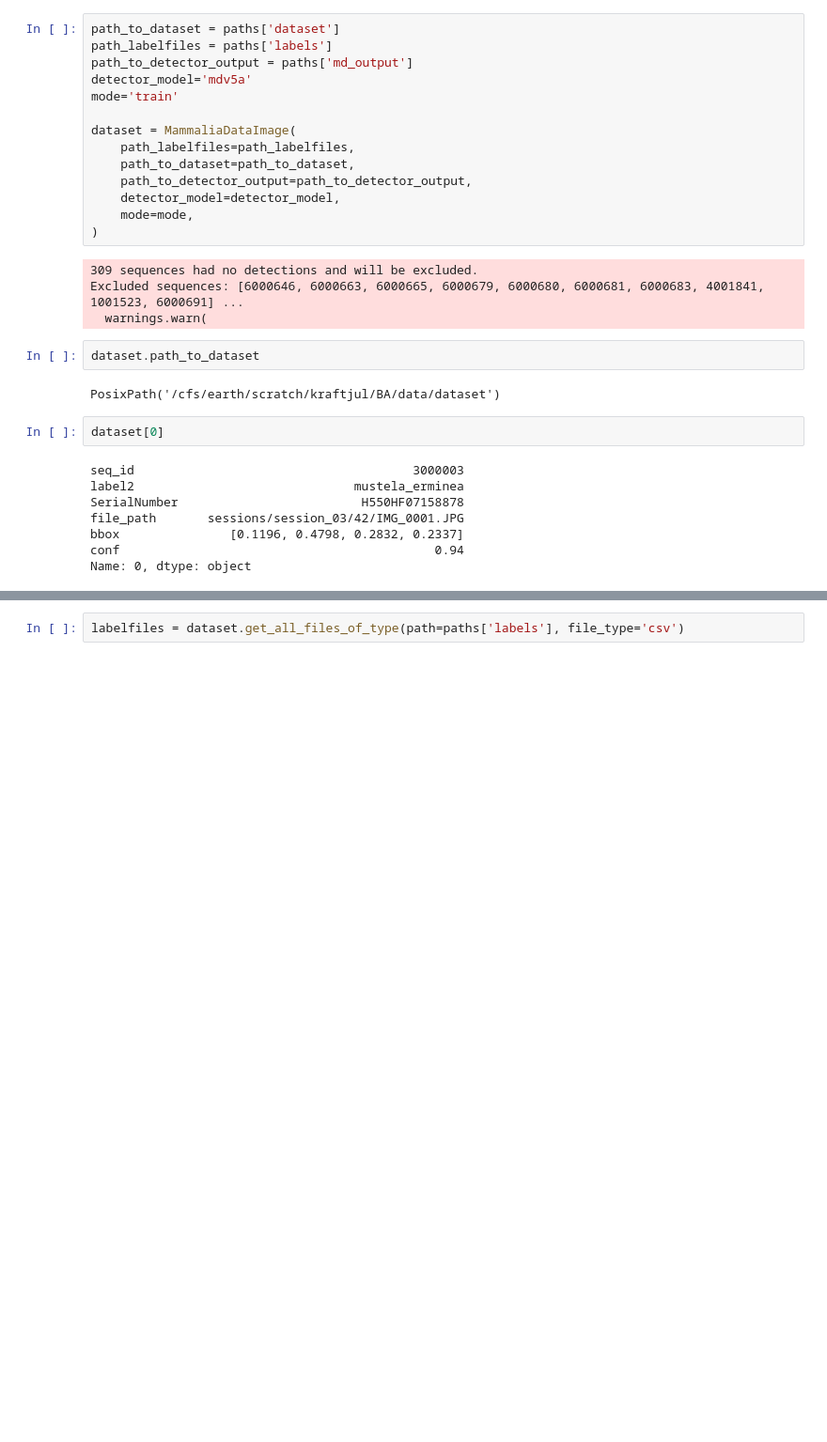
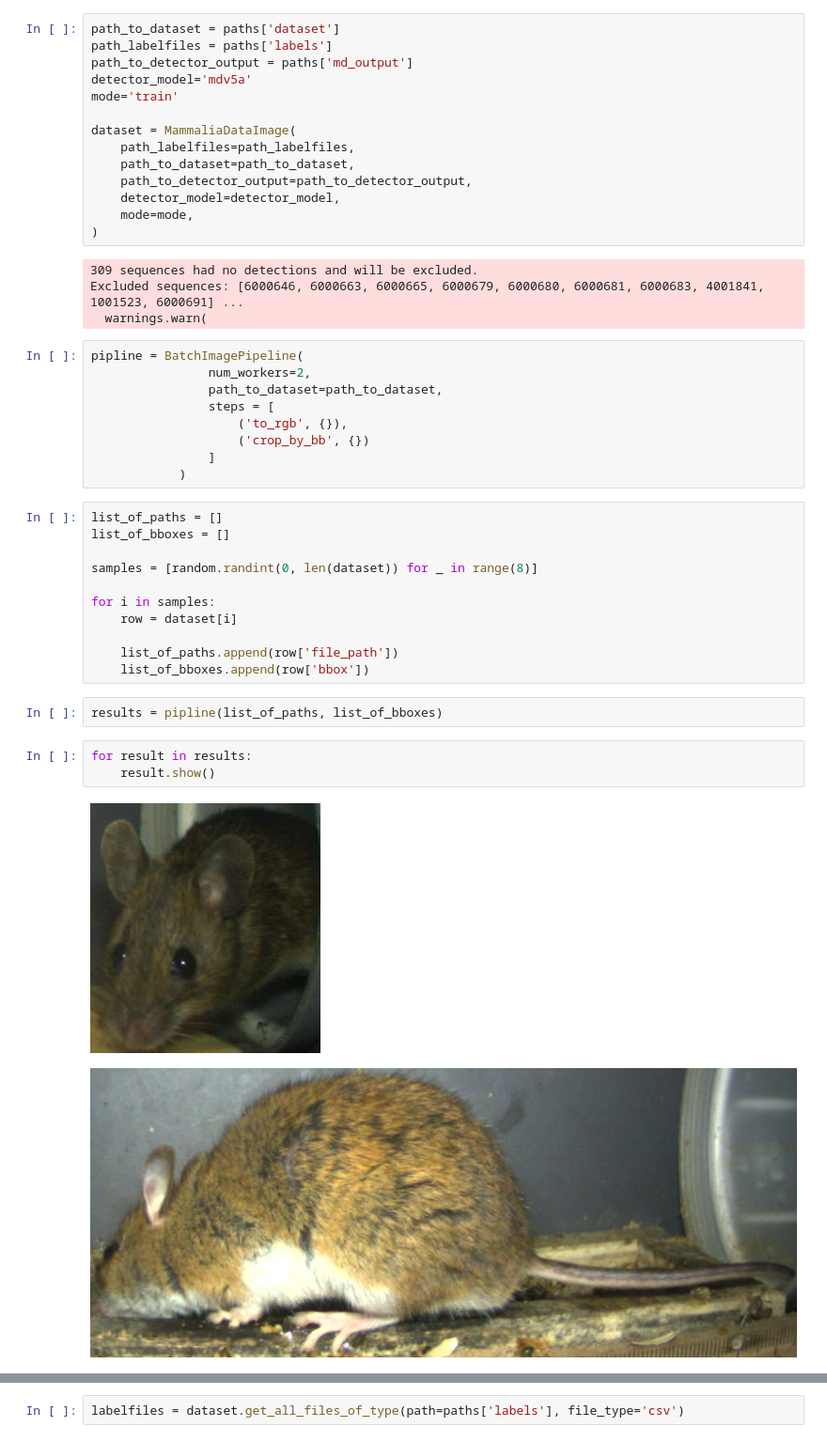
Before and after one commit to juliankraft/BachelorThesis, a Jupyter notebook: code/dev/building_dataloader.ipynb, the cells around one changed output, grey strips where cells are left out. Shown at 94% size. Drawn from its saved outputs; the diff is of its cells as text; blank space fills up the shorter version.

```diff
--- a/code/dev/building_dataloader.ipynb
+++ b/code/dev/building_dataloader.ipynb
@@ -46,17 +53,31 @@ dataset = MammaliaDataImage(
 309 sequences had no detections and will be excluded.
 Excluded sequences: [6000646, 6000663, 6000665, 6000679, 6000680, 6000681, 6000683, 4001841, 1001523, 6000691] ...
   warnings.warn(
-# %%
-dataset.path_to_dataset
-# %% [output]
-PosixPath('/cfs/earth/scratch/kraftjul/BA/data/dataset')
-# %%
-dataset[0]
-# %% [output]
-seq_id                                      3000003
-label2                              mustela_erminea
-SerialNumber                         H550HF07158878
-file_path       sessions/session_03/42/IMG_0001.JPG
-bbox               [0.1196, 0.4798, 0.2832, 0.2337]
-conf                                           0.94
-Name: 0, dtype: object
+# %%
+pipline = BatchImagePipeline(
+                num_workers=2,
+                path_to_dataset=path_to_dataset,
+                steps = [
+                    ('to_rgb', {}),
+                    ('crop_by_bb', {})
+                ]
+            )
+# %%
+list_of_paths = []
+list_of_bboxes = []
+
+samples = [random.randint(0, len(dataset)) for _ in range(8)]
+
+for i in samples:
+    row = dataset[i]
+
+    list_of_paths.append(row['file_path'])
+    list_of_bboxes.append(row['bbox'])
+# %%
+results = pipline(list_of_paths, list_of_bboxes)
+# %%
+for result in results:
+    result.show()
+# %% [output]
+[figure, added]
+[figure, added]
```
Also changed, not shown: parts of 4 cells of this notebook.
